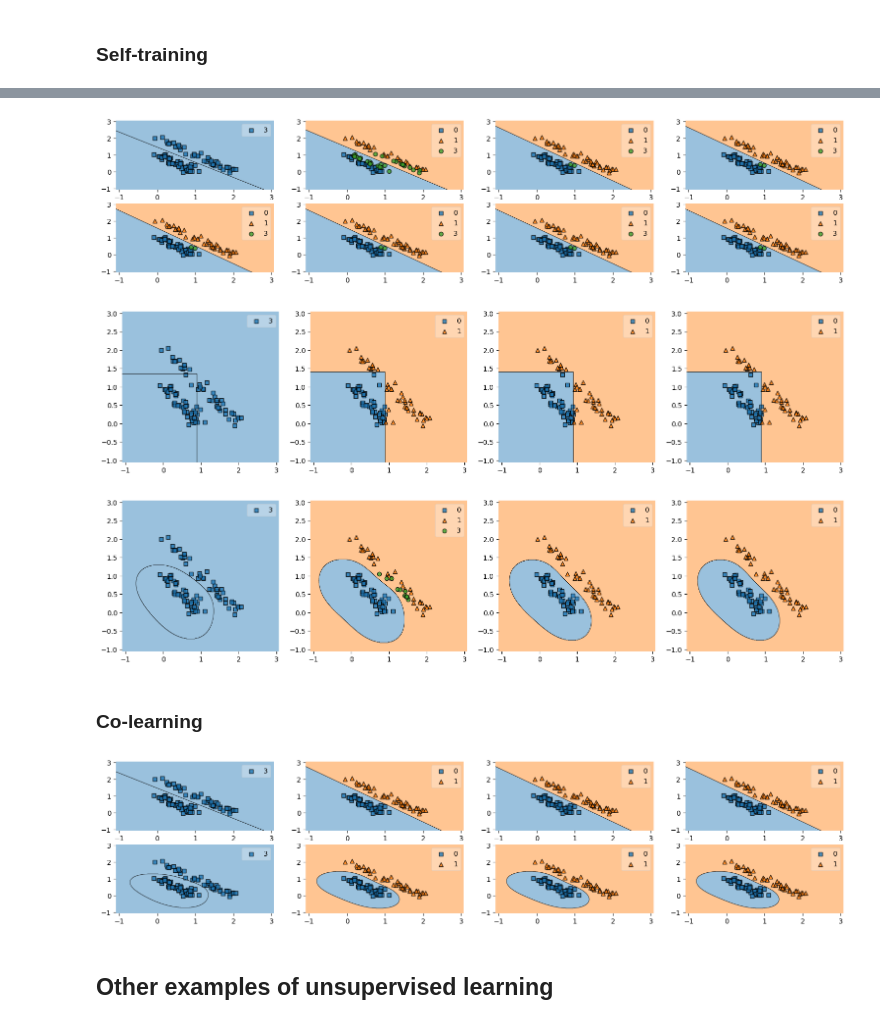
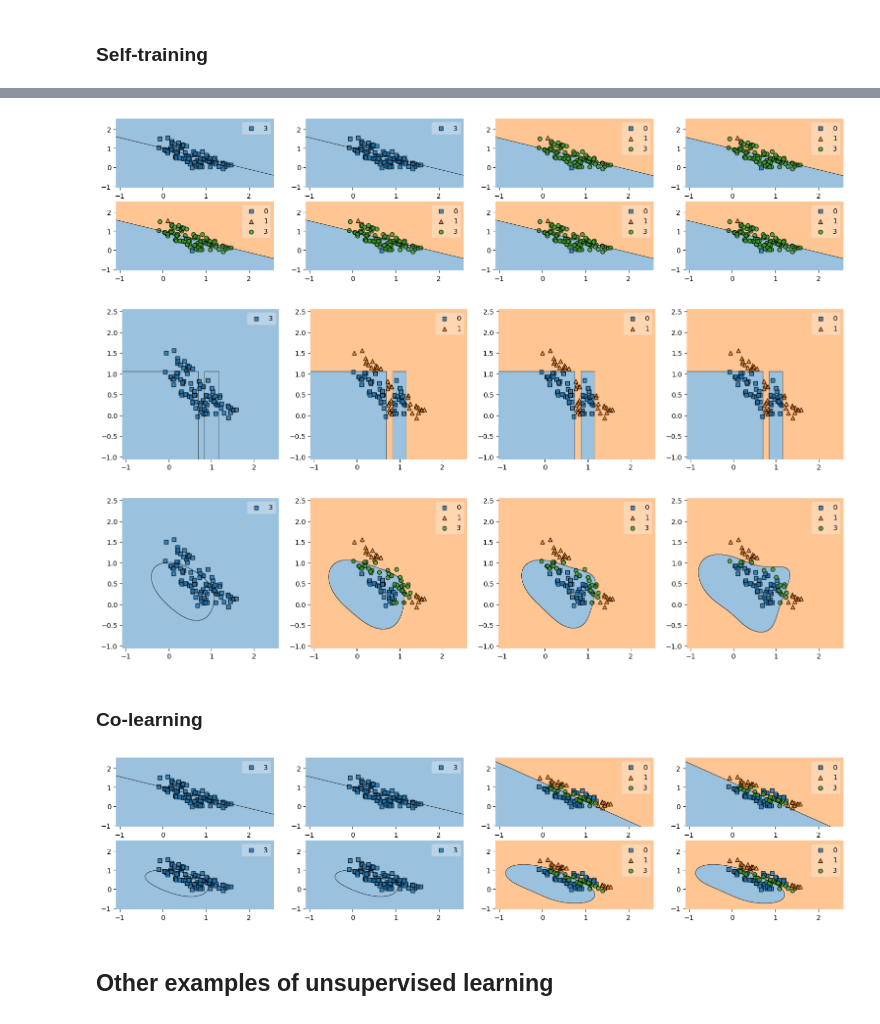
Before and after one commit to avalur/avalur.github.io, a Jupyter notebook: advanced_ml/clustering_practice.ipynb, the cells around one changed output, grey strips where cells are left out. Cells and saved outputs as stored; diff of their text form; code cells hidden in the pictures.

Commit message:
Add shift parameter

```diff
--- a/advanced_ml/clustering_practice.ipynb
+++ b/advanced_ml/clustering_practice.ipynb
@@ -67,7 +67,7 @@ fig.tight_layout()
 # %%
 from sklearn.cluster import KMeans
 # %%
-max_clusters = 4
+max_clusters = 10
 fig, gs = plt.figure(figsize=(10.5, 15.5)), matplotlib.gridspec.GridSpec(6, max_clusters + 1)
 
 for g_x, n_clusters in enumerate(range(max_clusters + 1)):
@@ -83,7 +83,7 @@ for g_x, n_clusters in enumerate(range(max_clusters + 1)):
                 plot.xaxis.set_label_position('top')
                 plot.set_xlabel("Ground truth")
         else:
-            model = KMeans(n_clusters=n_clusters, n_init=10, random_state=44)
+            model = KMeans(n_clusters=n_clusters, n_init=10) #random_state=44)
             model.fit(X)
 
             plot.scatter(X[:,0], X[:,1], c=model.labels_)
@@ -320,9 +320,10 @@ https://scikit-learn.org/stable/auto_examples/cluster/plot_cluster_comparison.ht
 # %%
 np.random.seed(10)
 l = 50
+shift = 1.5
 X_1 = np.random.dirichlet([1e-0, 1e-0], size = l) \
       + 1e-1*np.random.randn(l, 2)
-X_2 = 2*np.random.dirichlet([1e-0, 1e-0], size = l) \
+X_2 = shift*np.random.dirichlet([1e-0, 1e-0], size = l) \
       + 1e-1*np.random.randn(l, 2)
 
 U = np.vstack([X_1[:45], X_2[:45]])
@@ -342,7 +343,7 @@ plt.show()
 # %%
 from sklearn.svm import SVC
 
-threshold = 0.85
+threshold = 0.87
 models = []
 datas = []
 used_indexes = set()
@@ -374,7 +375,7 @@ for i in range(8):
 
 plt.show()
 # %% [output]
-[figure, old version]
+[figure, new version]
 # %%
 from sklearn.tree import DecisionTreeClassifier
 
@@ -408,7 +409,7 @@ for i in range(4):
 
 plt.show()
 # %% [output]
-[figure, old version]
+[figure, new version]
 # %%
 threshold = 0.85
 models = []
@@ -440,11 +441,11 @@ for i in range(4):
 
 plt.show()
 # %% [output]
-[figure, old version]
+[figure, new version]
 # %% [markdown]
 ### Co-learning
 # %%
-threshold = 0.75
+threshold = 0.92
 models_1 = []
 models_2 = []
 datas_1 = []
@@ -455,7 +456,7 @@ used_indexes_2 = set()
 classes_1 = np.array([], dtype=int)
 classes_2 = np.array([], dtype=int)
 
-for i in range(16):
+for i in range(32):
     X1_new = np.vstack([X, U[list(used_indexes_2)]])
     Y1_new = np.hstack([Y, classes_2[list(used_indexes_2)]])
 
@@ -480,20 +481,20 @@ for i in range(16):
 # %%
 fig, gs = plt.figure(figsize=(19,4)), matplotlib.gridspec.GridSpec(2, 4)
 
 ax = []
-factor = 2
+factor = 4
 
 for y, (models, datas) in enumerate([(models_1, datas_1), (models_2, datas_2)]):
     for i in range(4):
         ax.append(fig.add_subplot(gs[y, i]))
         X_plot = U
         Y_plot = 3*np.ones(len(U), dtype=int)
         Y_plot[datas[factor*i][2]] = classes[datas[factor*i][2]]
         plot_decision_regions(X_plot, Y_plot, models[factor*i], ax=ax[-1])
 
 plt.show()
 # %% [output]
-[figure, old version]
+[figure, new version]
 # %% [markdown]
 ## Other examples of unsupervised learning
 # %% [markdown]
```
Also changed, not shown: parts of 2 cells of this notebook.
